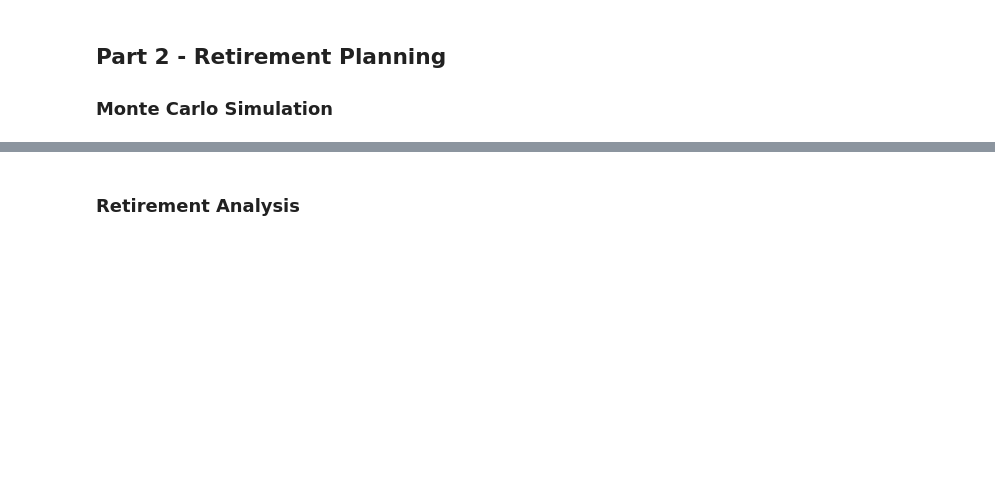
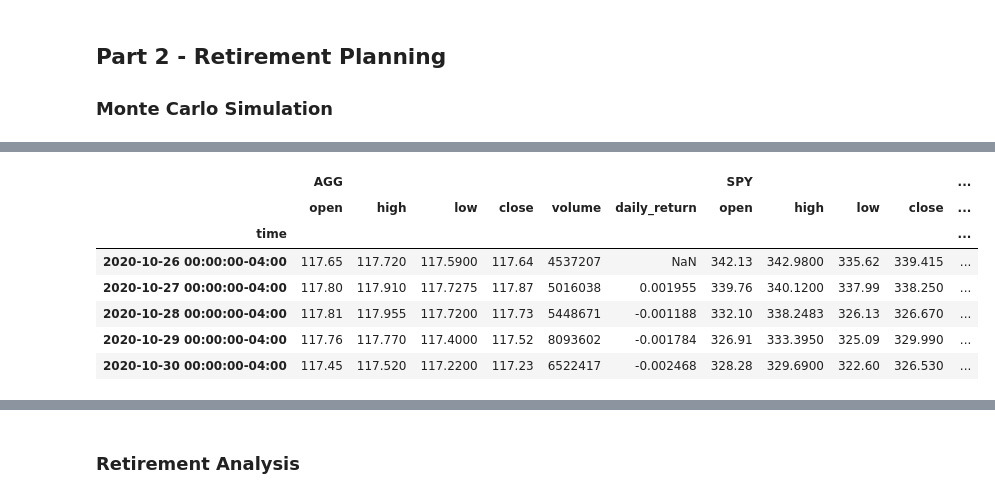
Before and after one commit to chrishandealmeida/unit-5-financial-planning, a Jupyter notebook: financial-planner.ipynb, the cells around one changed output, grey strips where cells are left out. Drawn from its saved outputs; the diff is of its cells as text; code cells hidden in the pictures; blank space fills up the shorter version.

```diff
--- a/financial-planner.ipynb
+++ b/financial-planner.ipynb
@@ -246 +266,13 @@ df_stock_data.head()
+# %%
+# Printing the simulation input data
+MC_thirtyyear.portfolio_data.head()
+# %% [output]
+|  | AGG |  |  |  |  |  | SPY |  |  |  | ... |
+|  | open | high | low | close | volume | daily_return | open | high | low | close | ... |
+| time |  |  |  |  |  |  |  |  |  |  | ... |
+| 2020-10-26 00:00:00-04:00 | 117.65 | 117.720 | 117.5900 | 117.64 | 4537207 | NaN | 342.13 | 342.9800 | 335.62 | 339.415 | ... |
+| 2020-10-27 00:00:00-04:00 | 117.80 | 117.910 | 117.7275 | 117.87 | 5016038 | 0.001955 | 339.76 | 340.1200 | 337.99 | 338.250 | ... |
+| 2020-10-28 00:00:00-04:00 | 117.81 | 117.955 | 117.7200 | 117.73 | 5448671 | -0.001188 | 332.10 | 338.2483 | 326.13 | 326.670 | ... |
+| 2020-10-29 00:00:00-04:00 | 117.76 | 117.770 | 117.4000 | 117.52 | 8093602 | -0.001784 | 326.91 | 333.3950 | 325.09 | 329.990 | ... |
+| 2020-10-30 00:00:00-04:00 | 117.45 | 117.520 | 117.2200 | 117.23 | 6522417 | -0.002468 | 328.28 | 329.6900 | 322.60 | 326.530 | ... |
 # %%
```
Also changed, not shown: parts of 14 cells of this notebook.
